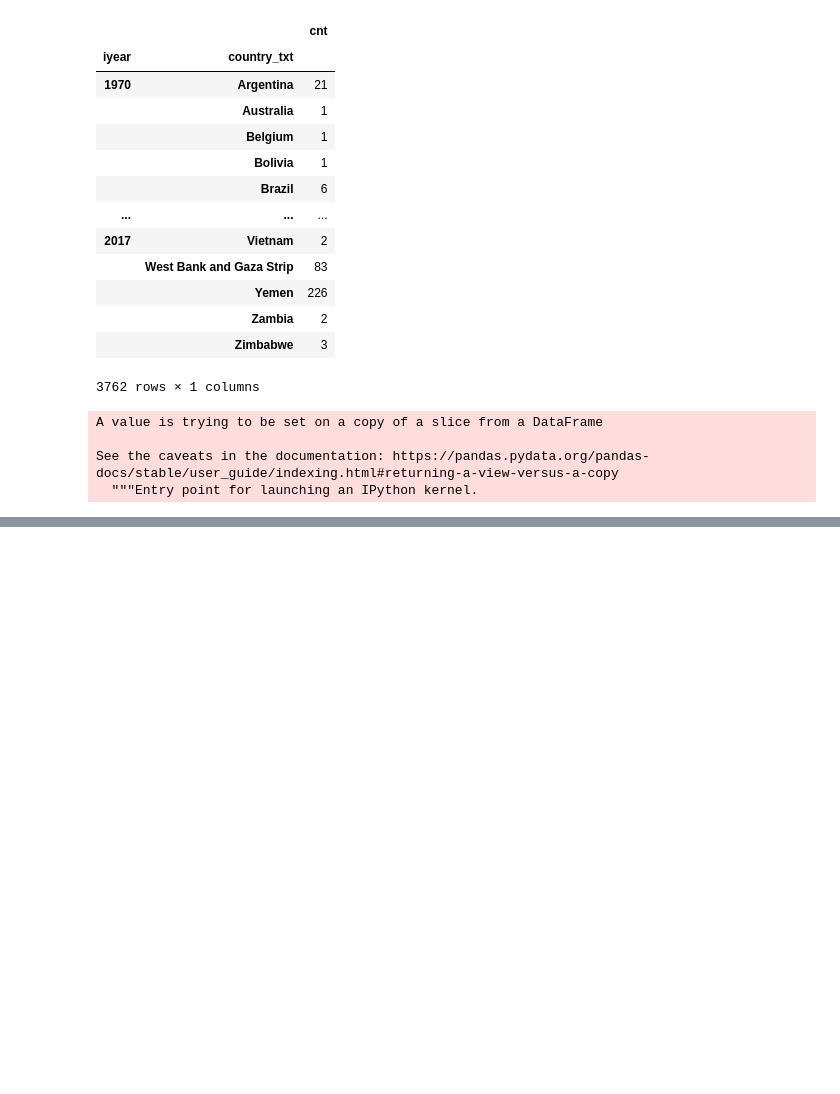
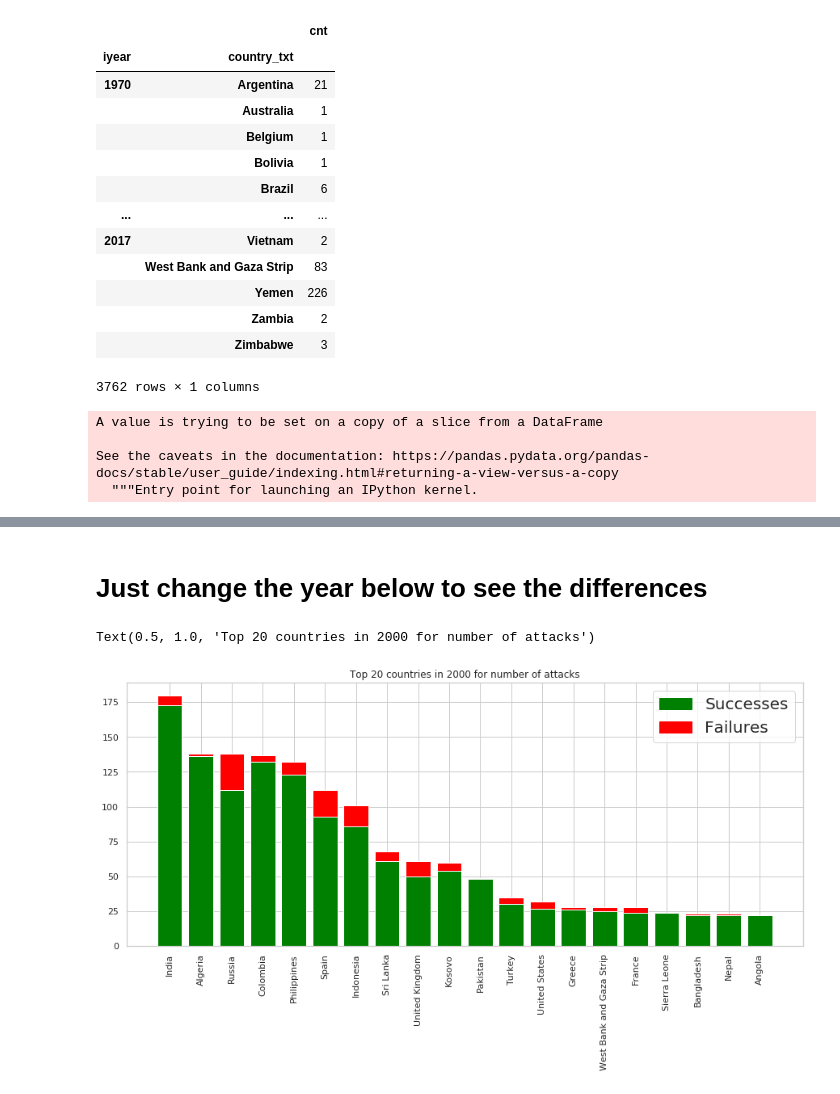
Before and after one commit to AndreaCurtoni/TerrorismDSBA, a Jupyter notebook: data_exploration_Andrea2.ipynb, the cells around one changed output, grey strips where cells are left out. Drawn from its saved outputs; the diff is of its cells as text; code cells hidden in the pictures; blank space fills up the shorter version.

```diff
--- a/data_exploration_Andrea2.ipynb
+++ b/data_exploration_Andrea2.ipynb
@@ -78,0 +83,2 @@ plt.xticks(rotation=90)
+# %%
+success_per_year_per_country['failure'] = success_per_year_per_country['cnt'] - success_per_year_per_country['success']
@@ -78,0 +103,32 @@ plt.xticks(rotation=90)
+# %% [markdown]
+# Just change the year below to see the differences
+# %%
+succ_y_c_2000 = success_per_year_per_country[success_per_year_per_country.iyear == 2000]
+# %%
+succ_y_c_2000 = succ_y_c_2000.sort_values(by='cnt',ascending=False)
+# %%
+succ_y_c_2000 = succ_y_c_2000[0:20]
+# %%
+import matplotlib.patches as mpatches
+
+plt.subplots(figsize=(15,6))
+bars1 = succ_y_c_2000['success']
+bars2 = succ_y_c_2000['failure']
+bars = np.add(bars1, bars2).tolist()
+
+r = [x for x in succ_y_c_2000.country_txt]
+
+plt.bar(r, bars1, color='green', edgecolor='white')
+plt.bar(r, bars2, bottom=bars1, color='red', edgecolor='white')
+
+plt.xticks(r)
+plt.xticks(rotation=90)
+
+red_patch = mpatches.Patch(color='red', label='Failures')
+green_patch = mpatches.Patch(color='green', label='Successes')
+
+plt.legend(handles=[green_patch,red_patch], fontsize = 20)
+plt.title("Top 20 countries in 2000 for number of attacks")
+# %% [output]
+Text(0.5, 1.0, 'Top 20 countries in 2000 for number of attacks')
+[figure, added]
```
Also changed, not shown: parts of 5 cells of this notebook, 1 other file.
